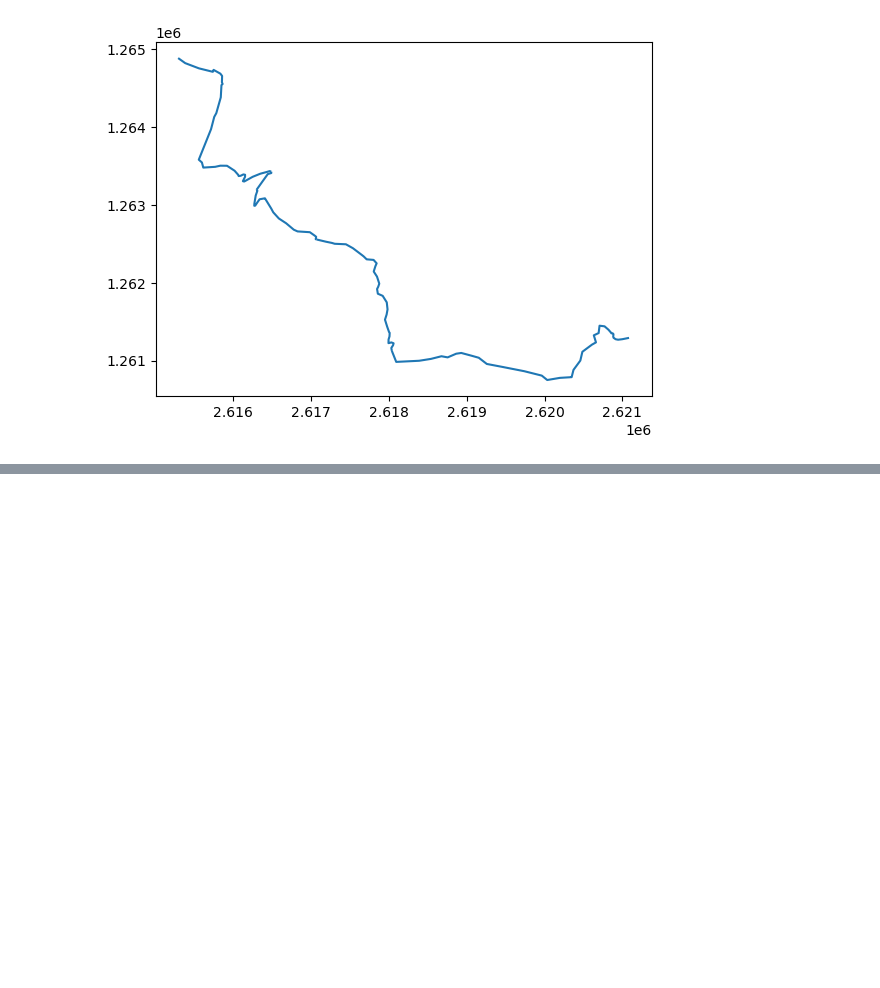
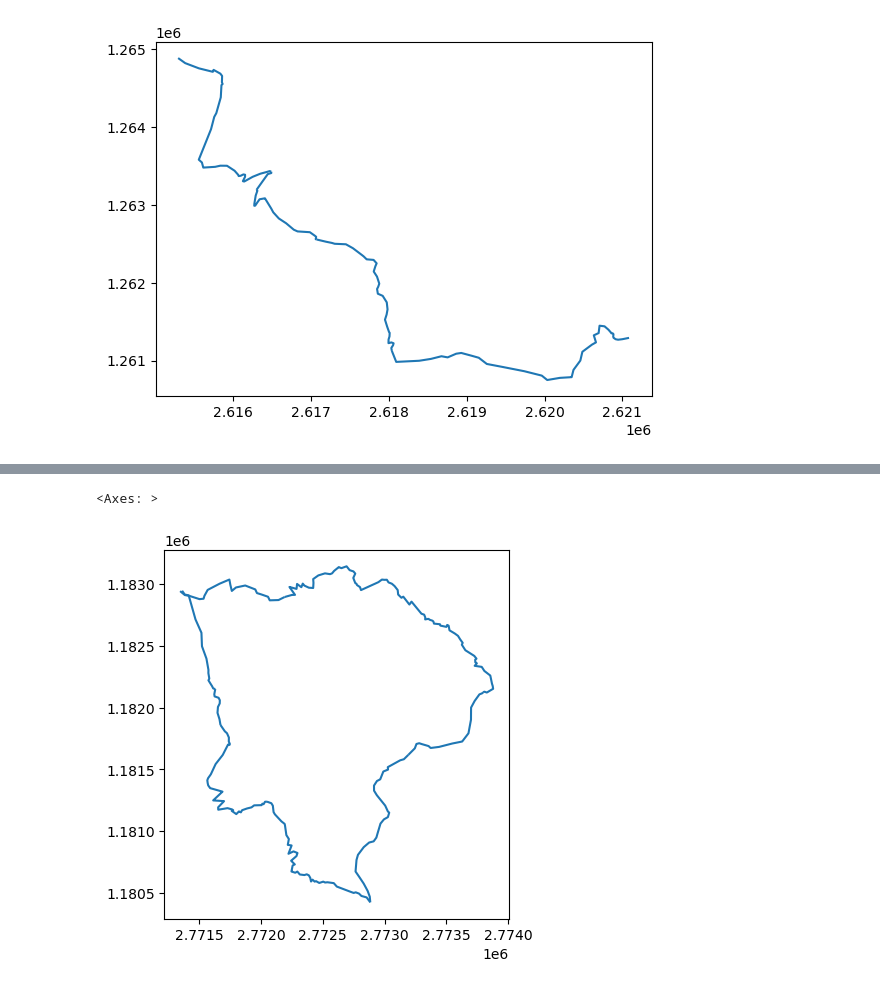
Before and after one commit to rbo-xyz/GrSchmetterling_Hackathon, a Jupyter notebook: testing/tester_import.ipynb, the cells around one changed output, grey strips where cells are left out. Cells and saved outputs as stored; diff of their text form; code cells hidden in the pictures; blank space fills up the shorter version.

```diff
--- a/testing/tester_import.ipynb
+++ b/testing/tester_import.ipynb
@@ -83,0 +94,5 @@ HTTPError: 400 Client Error: Bad Request for url: https://api3.geo.admin.ch/rest
+# %%
+gdf_v3.plot()
+# %% [output]
+<Axes: >
+[figure, added]
```
Also changed, not shown: parts of 3 cells of this notebook, 2 other files.
